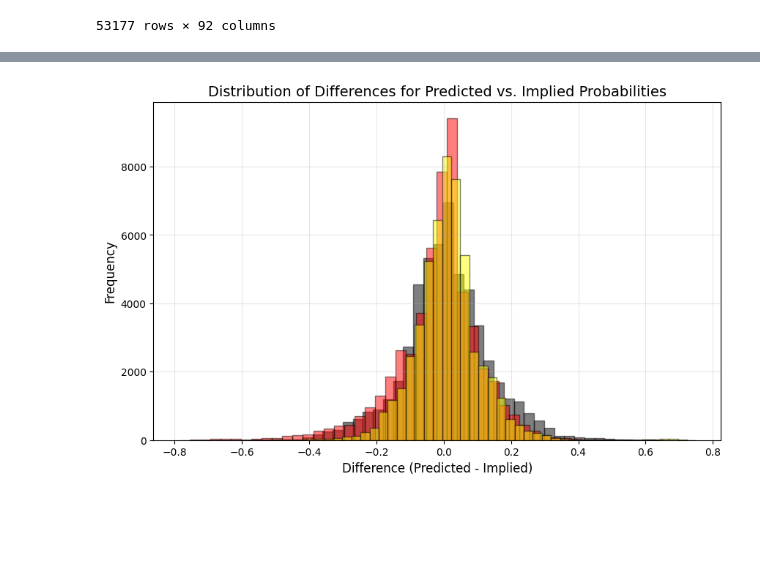
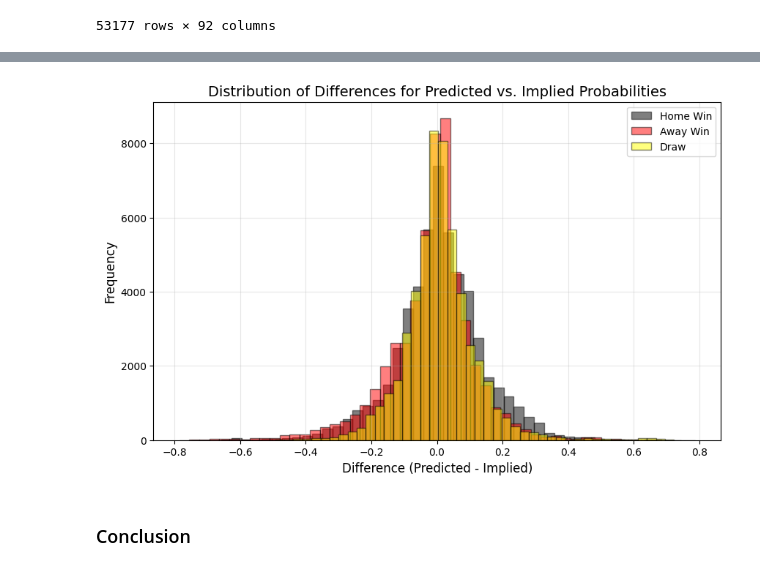
Before and after one commit to BU-IE-582/fall-24-lmfaraday, a Jupyter notebook: Homework 2/report.ipynb, the cells around one changed output, grey strips where cells are left out. Cells and saved outputs as stored; diff of their text form; code cells hidden in the pictures; blank space fills up the shorter version.

```diff
--- a/Homework 2/report.ipynb
+++ b/Homework 2/report.ipynb
@@ -29,13 +51,11 @@ print(f"Before suspended or stopped games are dropped: {len(df)}")
 
 columns_to_check = [
     "suspended",
-    "stopped"
-    ]
+    "stopped"]
 
-mask = (df[columns_to_check] == False).all(axis=1)
+mask = (df[columns_to_check] == False).all(axis=1) # mask for rows where all columns are False
 
 df = df[mask]
-
 print(f"After suspended or stopped games are dropped: {len(df)}")
 # %% [output]
 Before suspended or stopped games are dropped: 63944
@@ -492,7 +512,7 @@ feature_df
 | 63941 | 2.0 | 48.0 | 4.0 | 3.0 | 122.0 | 73.0 | ... |
 53177 rows × 92 columns
 # %%
-classifier = DecisionTreeClassifier(min_impurity_decrease=1e-5, max_depth=10, max_leaf_nodes=16)
+classifier = DecisionTreeClassifier(min_impurity_decrease=1e-5, max_depth=10, max_leaf_nodes=20)
 
 classifier.fit(feature_df, target)
 # %% [output]
@@ -581,16 +605,18 @@ compare_df
 # %%
 plt.figure(figsize=(10, 6))
 
 compare_df["Diff{Home Win}"].hist(bins=50, alpha=0.5, color='black', edgecolor='black', label="Home Win")
 compare_df["Diff{Away Win}"].hist(bins=50, alpha=0.5, color='red', edgecolor='black', label="Away Win")
 compare_df["Diff{Draw}"].hist(bins=50, alpha=0.5, color='yellow', edgecolor='black', label="Draw")
 
 plt.title("Distribution of Differences for Predicted vs. Implied Probabilities", fontsize=14)
 plt.xlabel("Difference (Predicted - Implied)", fontsize=12)
 plt.ylabel("Frequency", fontsize=12)
 
 plt.grid(alpha=0.3)
-
+plt.legend(loc = "upper right")
 plt.show()
 # %% [output]
-[figure, old version]
+[figure, new version]
+# %% [markdown]
+### Conclusion <a name="conclusion"></a>
```
Also changed, not shown: parts of 19 cells of this notebook, 1 other file.
